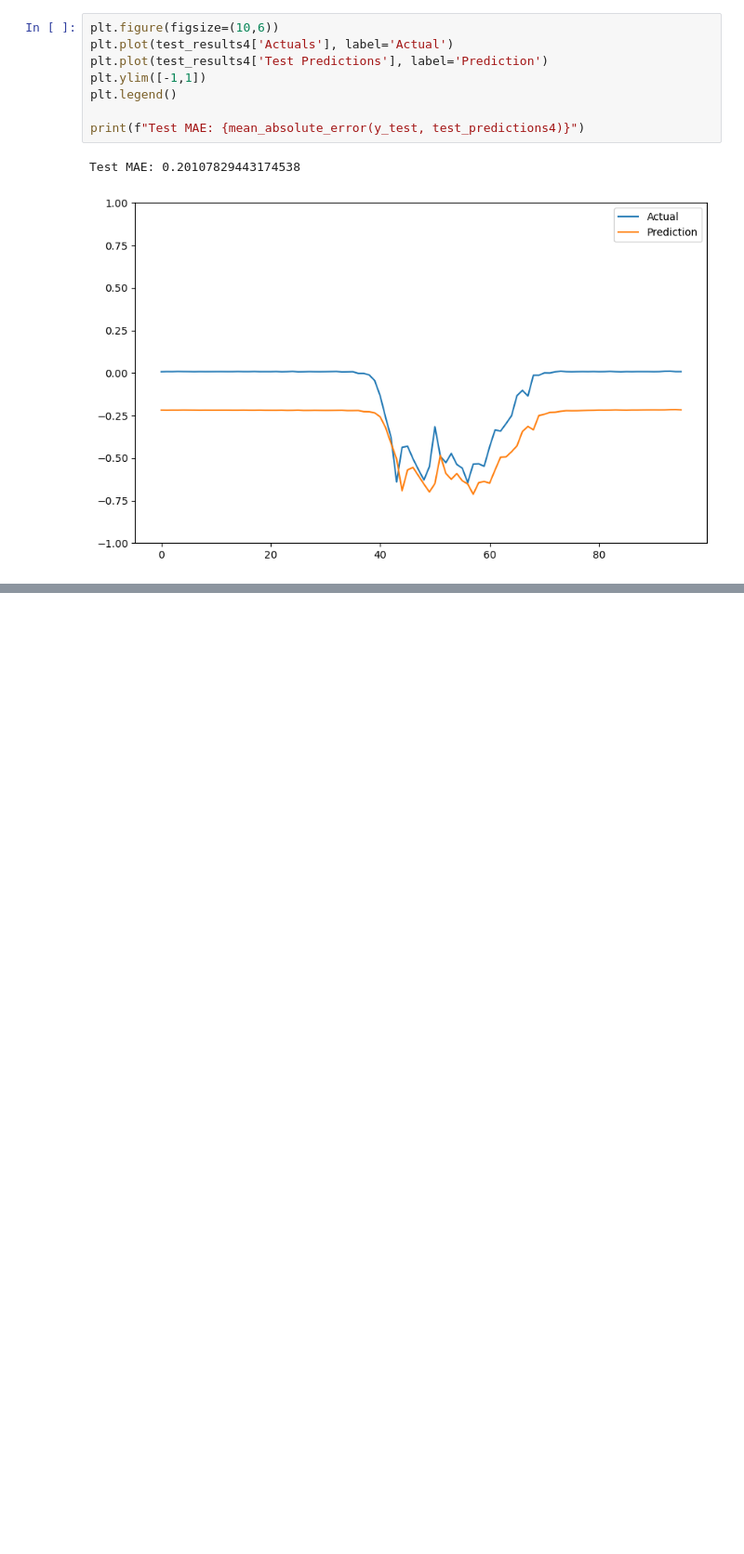
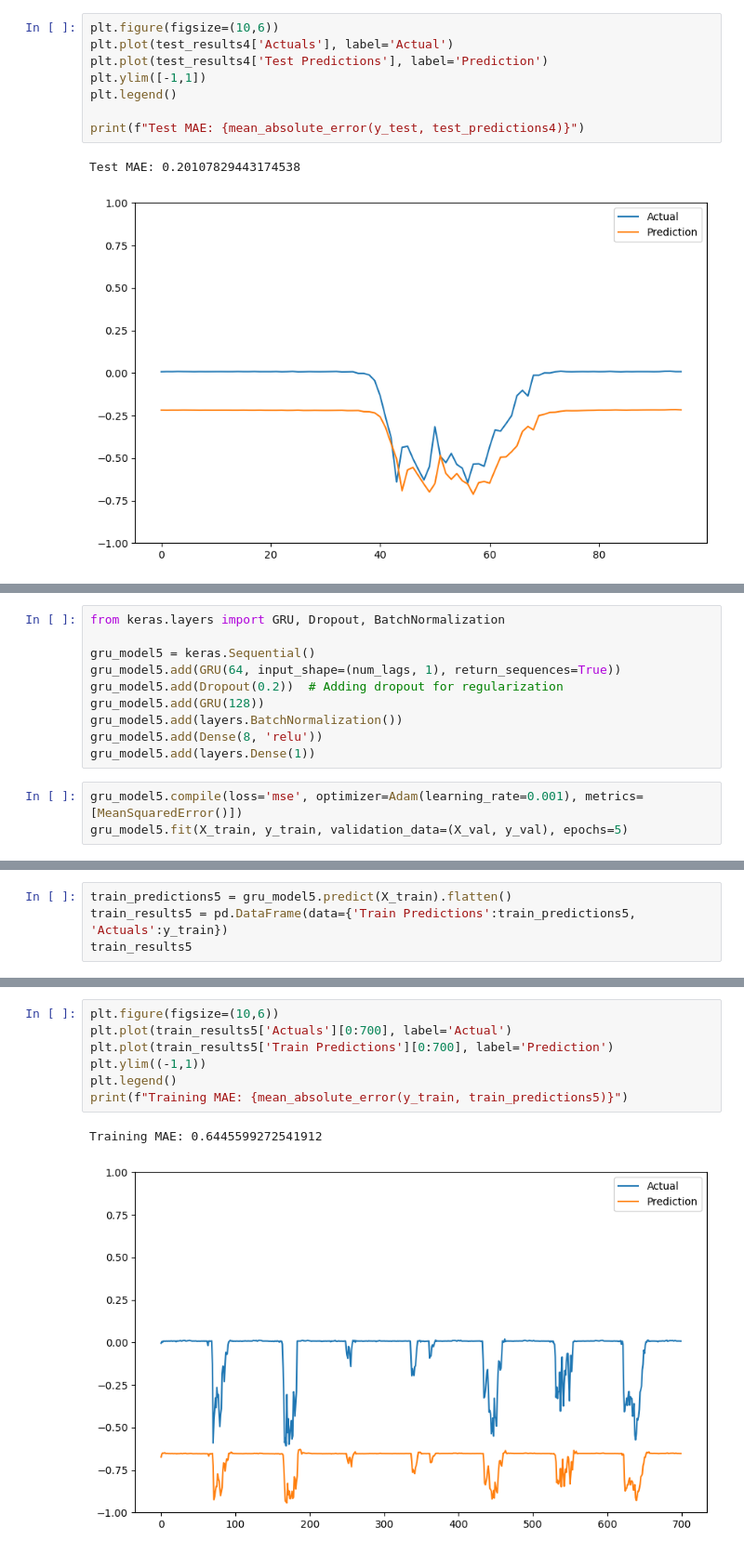
Before and after one commit to dguiraldes/aml_project, a Jupyter notebook: Adri_GRU_2.ipynb, the cells around one changed output, grey strips where cells are left out. Shown at 93% size. Cells and saved outputs as stored; diff of their text form; blank space fills up the shorter version.

```diff
--- a/Adri_GRU_2.ipynb
+++ b/Adri_GRU_2.ipynb
@@ -605,0 +614,13 @@ Test MAE: 0.20107829443174538
+# %%
+from keras.layers import GRU, Dropout, BatchNormalization
+
+gru_model5 = keras.Sequential()
+gru_model5.add(GRU(64, input_shape=(num_lags, 1), return_sequences=True))
+gru_model5.add(Dropout(0.2))  # Adding dropout for regularization
+gru_model5.add(GRU(128))
+gru_model5.add(layers.BatchNormalization())
+gru_model5.add(Dense(8, 'relu'))
+gru_model5.add(layers.Dense(1))
+# %%
+gru_model5.compile(loss='mse', optimizer=Adam(learning_rate=0.001), metrics=[MeanSquaredError()])
+gru_model5.fit(X_train, y_train, validation_data=(X_val, y_val), epochs=5)
@@ -605,0 +640,4 @@ Test MAE: 0.20107829443174538
+# %%
+train_predictions5 = gru_model5.predict(X_train).flatten()
+train_results5 = pd.DataFrame(data={'Train Predictions':train_predictions5, 'Actuals':y_train})
+train_results5
@@ -605,0 +659,10 @@ Test MAE: 0.20107829443174538
+# %%
+plt.figure(figsize=(10,6))
+plt.plot(train_results5['Actuals'][0:700], label='Actual')
+plt.plot(train_results5['Train Predictions'][0:700], label='Prediction')
+plt.ylim((-1,1))
+plt.legend()
+print(f"Training MAE: {mean_absolute_error(y_train, train_predictions5)}")
+# %% [output]
+Training MAE: 0.6445599272541912
+[figure, added]
```
Also changed, not shown: parts of 5 cells of this notebook.
